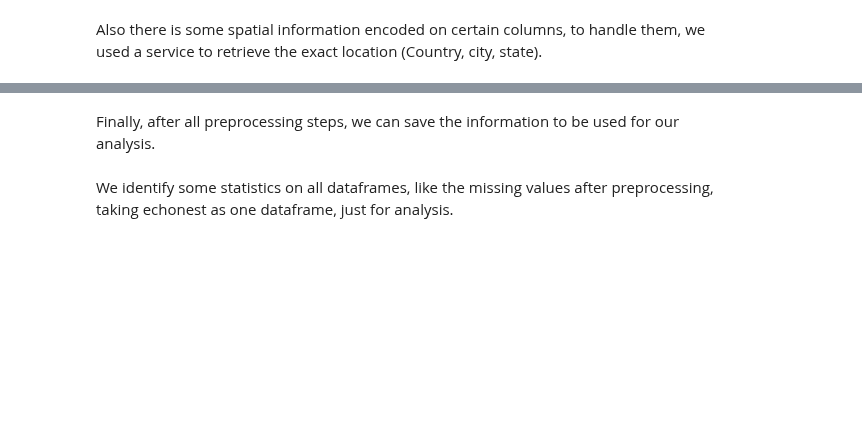
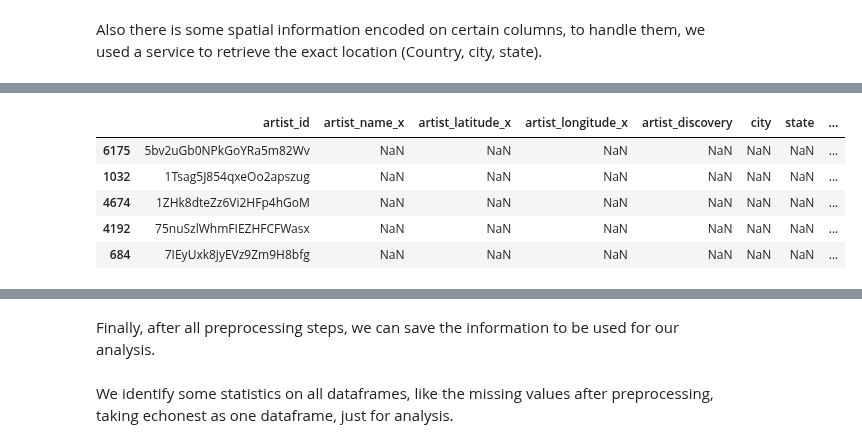
Before and after one commit to AndresMontero/Project, a Jupyter notebook: main.ipynb, the cells around one changed output, grey strips where cells are left out. Drawn from its saved outputs; the diff is of its cells as text; code cells hidden in the pictures; blank space fills up the shorter version.

Commit message:
Add preprocessing of new API data

```diff
--- a/main.ipynb
+++ b/main.ipynb
@@ -252,0 +277,76 @@ if CLEAN_PHASE:
+# %%
+# Data from Spitfy and LastFM API with updated information
+YEARS = [2017, 2018]
+dfs = {}
+
+for year in YEARS:
+    albums_year_path = '{dir}albums_{year}_df.pkl'.format(dir=PKL_DIR,
+                                                          year=year)
+    artists_year_path = '{dir}artists_{year}_df.pkl'.format(dir=PKL_DIR,
+                                                            year=year)
+    tracks_year_path = '{dir}tracks_{year}_df.pkl'.format(dir=PKL_DIR,
+                                                          year=year)
+
+    dfs[year] = {'tracks': pd.read_pickle(tracks_year_path),
+                 'albums': pd.read_pickle(albums_year_path),
+                 'artists': pd.read_pickle(artists_year_path)}
+# %%
+if CLEAN_PHASE:
+    tracks_post = pd.DataFrame(columns=tracks_df.columns)
+    albums_post = pd.DataFrame(columns=albums_df.columns)
+    artists_post = pd.DataFrame(columns=artists_df.columns)
+
+    for index, year in enumerate(YEARS):
+        tracks = dfs[year]['tracks']
+        albums = dfs[year]['albums']
+        artists = dfs[year]['artists']
+
+        # New tracks cleaning
+        # Transform miliseconds duration to minutes
+        tracks['track_duration'] = tracks['track_duration'] / 60000
+
+        # Normalize song_hotness to be a value between 1 and 0
+        tracks['song_hotness'] = tracks['song_hotness'] / 100
+
+        # Look at genres on tags and add them to track_genres_all
+        genre_list = genres_df['title'].tolist()
+        genres = [genre.lower() for genre in genre_list]
+
+        for i, row in tracks.iterrows():
+            genre_set = set(genres)
+            tag_set = set(row['track_tags'])
+            genres_from_tags = list(genre_set.intersection(tag_set))
+            track_uniq_genres = uniq(row['track_genres_all'] + genres_from_tags)
+            tracks.at[i, 'track_genres_all'] = track_uniq_genres
+
+        # New albums cleaning
+        albums['album_date_released'] = pd.to_datetime( \
+                                                albums['album_date_released'])
+
+        # New artist cleaning
+        # Normalize artist_hotness to be a value between 1 and 0
+        artists['artist_hotness'] = artists['artist_hotness'] / 100
+
+        # Merge the datasets of all years to have just one dataset for tracks ,
+        # albums and artists
+        tracks_post = pd.concat([tracks_post, tracks], axis=0,
+                                sort=False)
+        artists_post = pd.concat([artists_post, artists], axis=0,
+                                 sort=False)
+        albums_post = pd.concat([albums_post, albums], axis=0,
+                                sort=False)
+
+    # Drop duplicates
+    tracks_post.drop_duplicates('track_id', inplace=True)
+    artists_post.drop_duplicates('artist_id', inplace=True)
+    albums_post.drop_duplicates('album_id', inplace=True)
+
+    # Sample
+    tracks_post = tracks_post.sample(frac=0.94)
+    artists_post = artists_post.sample(frac=0.25)
+    albums_post = albums_post.sample(frac=0.175)
+
+    pretty_print(artists_post, '1', DEBUG)
+    pretty_print(albums_post, '2', DEBUG)
+    pretty_print(tracks_post, '3', DEBUG)
+# %% [output]
@@ -252,0 +371,6 @@ if CLEAN_PHASE:
+|  | artist_id | artist_name_x | artist_latitude_x | artist_longitude_x | artist_discovery | city | state | ... |
+| 6175 | 5bv2uGb0NPkGoYRa5m82Wv | NaN | NaN | NaN | NaN | NaN | NaN | ... |
+| 1032 | 1Tsag5J854qxeOo2apszug | NaN | NaN | NaN | NaN | NaN | NaN | ... |
+| 4674 | 1ZHk8dteZz6Vi2HFp4hGoM | NaN | NaN | NaN | NaN | NaN | NaN | ... |
+| 4192 | 75nuSzlWhmFIEZHFCFWasx | NaN | NaN | NaN | NaN | NaN | NaN | ... |
+| 684 | 7IEyUxk8jyEVz9Zm9H8bfg | NaN | NaN | NaN | NaN | NaN | NaN | ... |
```
Also changed, not shown: parts of 28 cells of this notebook, 1 other file.
